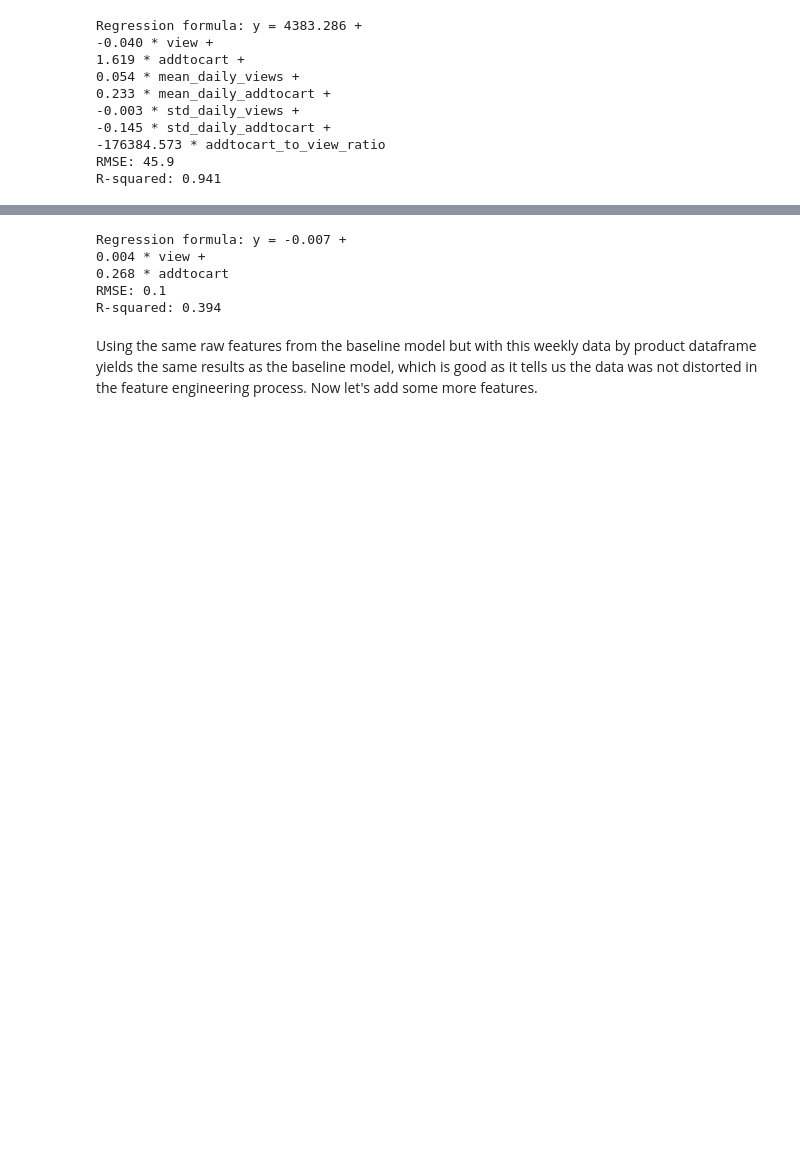
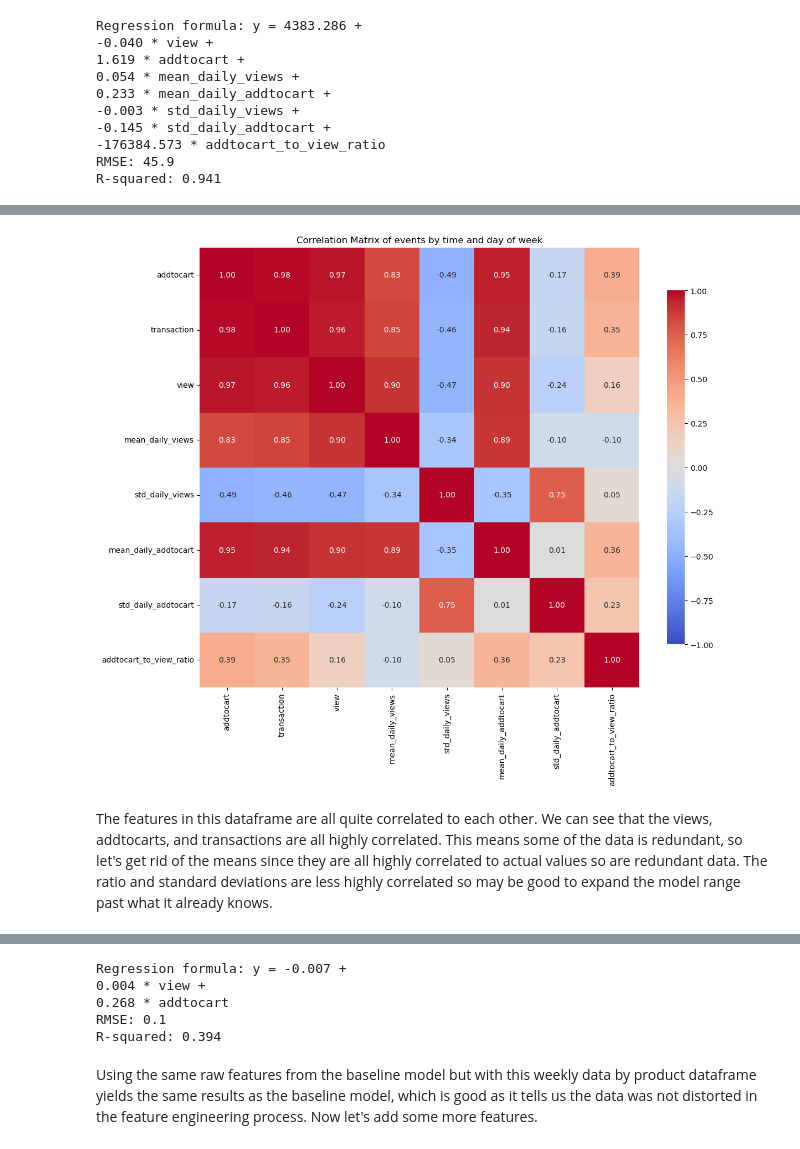
Before and after one commit to oliviasteeed/461A2, a Jupyter notebook: A2.ipynb, the cells around one changed output, grey strips where cells are left out. Cells and saved outputs as stored; diff of their text form; code cells hidden in the pictures; blank space fills up the shorter version.

```diff
--- a/A2.ipynb
+++ b/A2.ipynb
@@ -1093,0 +1125,14 @@ When I add all the weekly_event_df engineered features, the RMSE shoots up from
+# %%
+# plot correlation matrix of all features in weekly_event_df
+
+correlation_matrix = weekly_event_df.drop(columns=['timestamp']).corr() #dropping timestamp since datetime doesn't work in correlation matrix
+# Plot the correlation matrix using a heatmap
+plt.figure(figsize=(12, 10))
+sns.heatmap(correlation_matrix, annot=True, fmt=".2f", cmap='coolwarm', square=True, cbar_kws={"shrink": .8}, vmin=-1, vmax=1)
+plt.title('Correlation Matrix of events by time and day of week')
+plt.tight_layout()
+plt.show()
+# %% [output]
+[figure, added]
+# %% [markdown]
+The features in this dataframe are all quite correlated to each other. We can see that the views, addtocarts, and transactions are all highly correlated. This means some of the data is redundant, so let's get rid of the means since they are all highly correlated to actual values so are redundant data. The ratio and standard deviations are less highly correlated so may be good to expand the model range past what it already knows.
```
Also changed, not shown: parts of 32 cells of this notebook.
